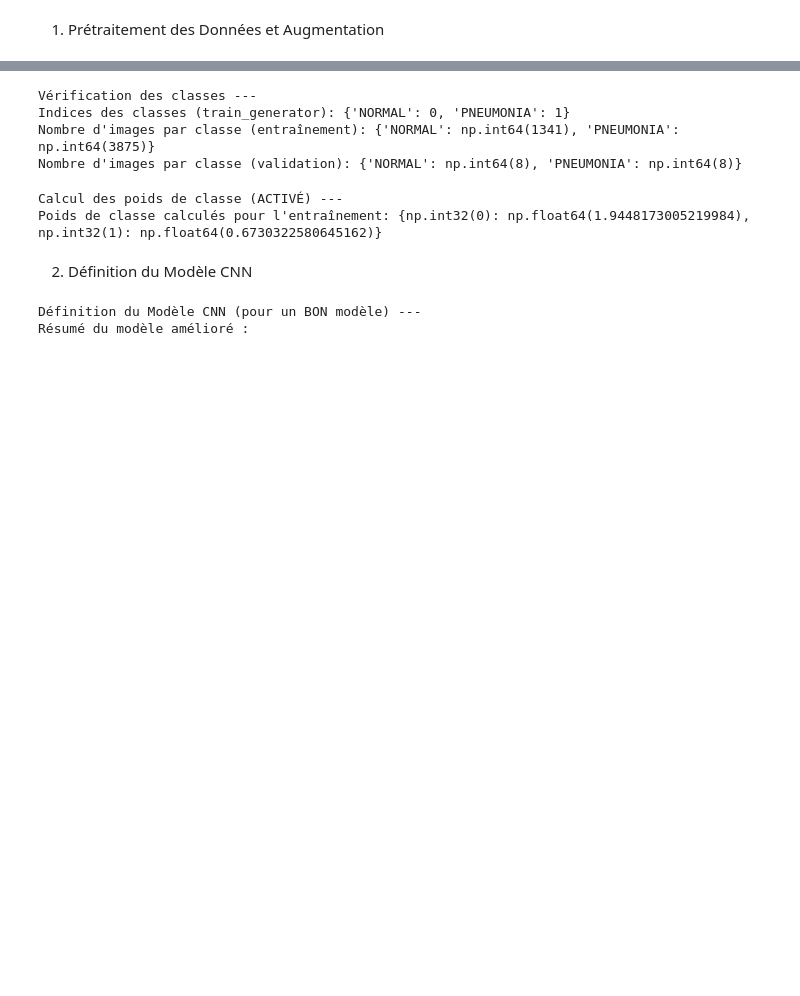
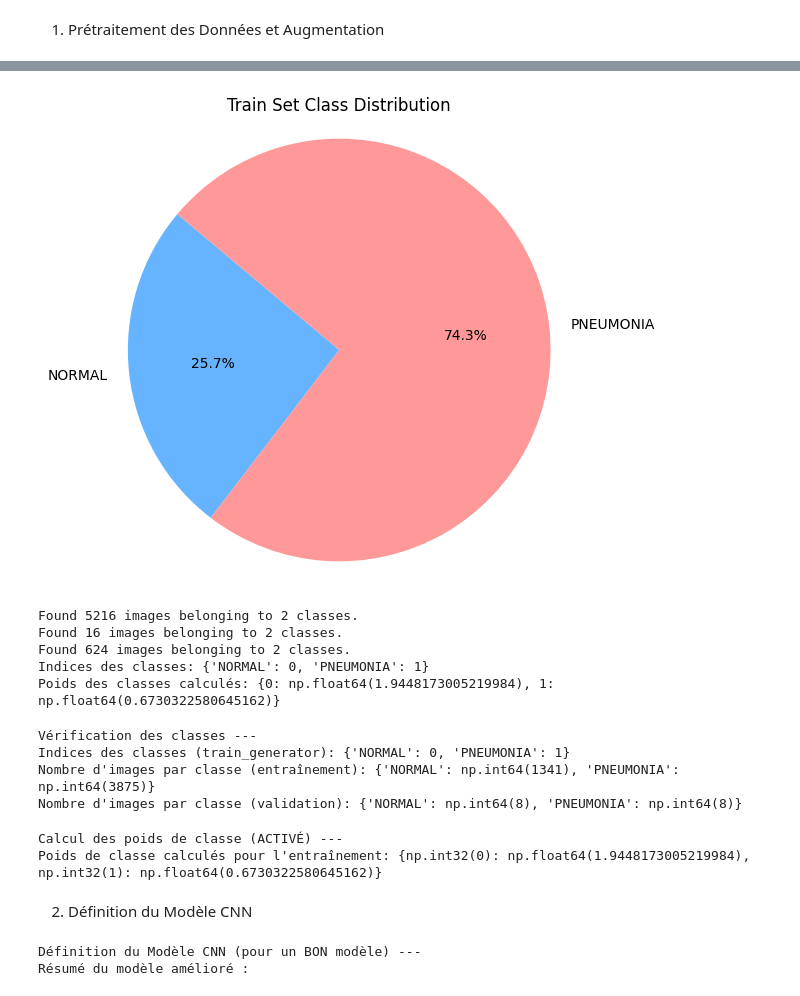
Before and after one commit to HajarAlouani/DeepLearning, a Jupyter notebook: code projet dl.ipynb, the cells around one changed output, grey strips where cells are left out. Saved outputs shown, nothing was run; the diff lists cells and outputs as text; code cells hidden in the pictures; blank space fills up the shorter version.

```diff
--- a/code projet dl.ipynb
+++ b/code projet dl.ipynb
@@ -81,3 +50,71 @@ Poids des classes calculés: {0: np.float64(1.9448173005219984), 1: np.float64(0
+# %%
+train_class_counts = np.bincount(train_generator.classes)
+class_labels = list(train_generator.class_indices.keys())
+
+plt.figure(figsize=(6,6))
+plt.pie(train_class_counts, labels=class_labels, autopct='%1.1f%%', startangle=140, colors=['#66b3ff','#ff9999'])
+plt.title('Train Set Class Distribution')
+plt.axis('equal')
+plt.show()
+# %% [output]
+[figure, added]
+# %%
+img_height, img_width = 128, 128
+batch_size = 32
+num_classes = 1
+
+train_datagen = ImageDataGenerator(
+    rescale=1./255,
+    rotation_range=20,
+    width_shift_range=0.15,
+    height_shift_range=0.15,
+    shear_range=0.2,
+    zoom_range=0.2,
+    horizontal_flip=True,
+    fill_mode='nearest'
+)
+
+
+val_test_datagen = ImageDataGenerator(rescale=1./255)
+
+train_generator = train_datagen.flow_from_directory(
+    train_dir,
+    target_size=(img_height, img_width),
+    batch_size=batch_size,
+    class_mode='binary'
+)
+
+val_generator = val_test_datagen.flow_from_directory(
+    val_dir,
+    target_size=(img_height, img_width),
+    batch_size=batch_size,
+    class_mode='binary'
+)
+
+test_generator = val_test_datagen.flow_from_directory(
+    test_dir,
+    target_size=(img_height, img_width),
+    batch_size=batch_size,
+    class_mode='binary',
+    shuffle=False
+)
+
+print("Indices des classes:", train_generator.class_indices)
+
+
+class_weights = class_weight.compute_class_weight(
+    class_weight='balanced',
+    classes=np.unique(train_generator.classes),
+    y=train_generator.classes
+)
+class_weights_dict = dict(enumerate(class_weights))
+print("Poids des classes calculés:", class_weights_dict)
+# %% [output]
+Found 5216 images belonging to 2 classes.
+Found 16 images belonging to 2 classes.
+Found 624 images belonging to 2 classes.
+Indices des classes: {'NORMAL': 0, 'PNEUMONIA': 1}
+Poids des classes calculés: {0: np.float64(1.9448173005219984), 1: np.float64(0.6730322580645162)}
 # %%
 print("\nVérification des classes ---")
 
```
Also changed, not shown: parts of 12 cells of this notebook, 15 other files.
